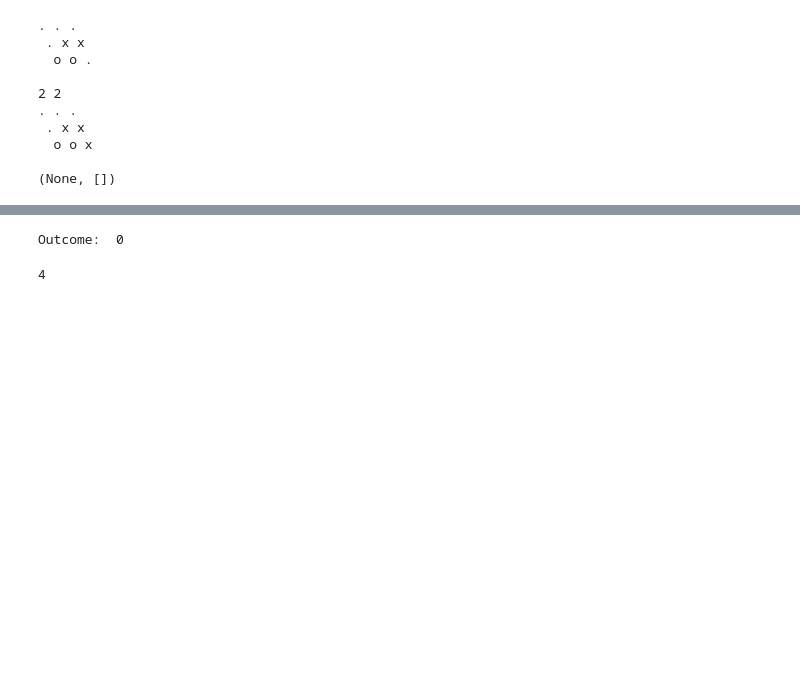
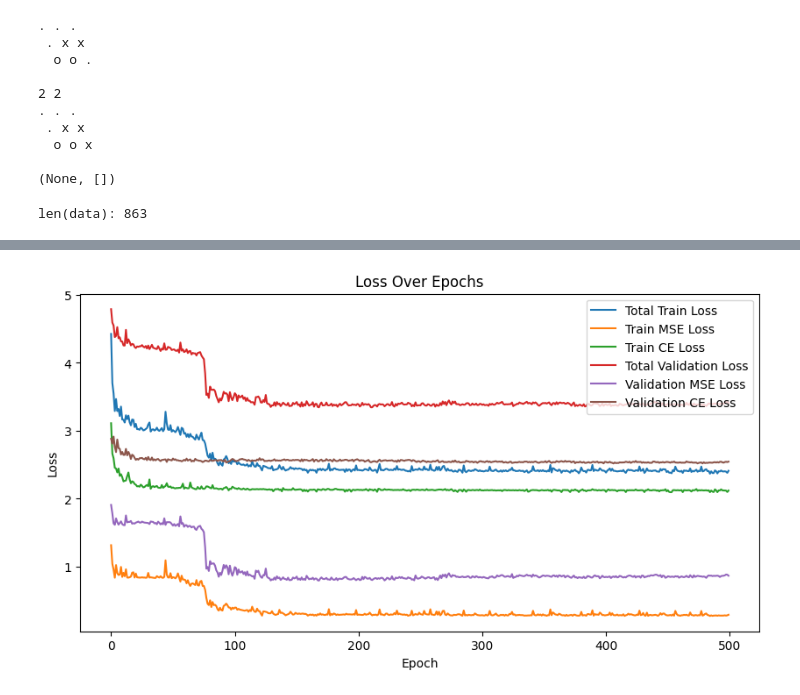
Before and after one commit to paulkroe/HexSolver, a Jupyter notebook: demo.ipynb, the cells around one changed output, grey strips where cells are left out. Cells and saved outputs as stored; diff of their text form; code cells hidden in the pictures; blank space fills up the shorter version.

```diff
--- a/demo.ipynb
+++ b/demo.ipynb
@@ -135,8 +135,32 @@ game.take_turn()
   o o x
 
 (None, [])
+# %%
+import random
+import Game.Hex as hex
+importlib.reload(hex)
+import Data.preprocess_data as preprocess_data
+importlib.reload(preprocess_data)
+import Agent.Networks.CNN as cnn
+importlib.reload(cnn)
+import Agent.MCTS as mcts
+importlib.reload(mcts)
+import tests.RandomModel as random_model
+importlib.reload(random_model)
+import Agent.agent as agent
+importlib.reload(agent)
+import Training.SelfPlay as self_play
+importlib.reload(self_play)
+
+model = cnn.AlphaZeroNetwork(hex.SIZE, hex.SIZE)
+agent_ = agent.Agent(model)
+
+SelfGame = self_play.SelfPlay(agent_)
+data = SelfGame.generate_data(50, 1, shuffle=True)
+print(f"len(data): {len(data)}")
+# %% [output]
+len(data): 863
 # %%
-import importlib
 import random
 import Game.Hex as hex
 importlib.reload(hex)
@@ -148,11 +172,12 @@ import Agent.MCTS as mcts
 importlib.reload(mcts)
 import tests.RandomModel as random_model
 importlib.reload(random_model)
+import Agent.agent as agent
+importlib.reload(agent)
+import Training.SelfPlay as self_play
+importlib.reload(self_play)
 
-game = hex.HexGame()
-board, player = game.board, game.current_player
-mask = game.get_moves()
-tensor = preprocess_data.embed_board(board, player)
-net = cnn.AlphaZeroNetwork(hex.SIZE, hex.SIZE)
-net(tensor.unsqueeze(dim=0), mask)
+model = cnn.AlphaZeroNetwork(hex.SIZE, hex.SIZE)
+agent_ = agent.Agent(model)
+agent_.train(data, 500, 0.001, 4)
 # %% [output]
@@ -163,27 +201 @@ net(tensor.unsqueeze(dim=0), mask)
+[figure, added]
-# %%
-import importlib
-import random
-import Game.Hex as hex
-importlib.reload(hex)
-import Data.preprocess_data as preprocess_data
-importlib.reload(preprocess_data)
-import Agent.Networks.CNN as cnn
-importlib.reload(cnn)
-import Agent.MCTS as mcts
-importlib.reload(mcts)
-import tests.RandomModel as random_model
-importlib.reload(random_model)
-import Agent.agent as agent
-importlib.reload(agent)
-import Training.SelfPlay as self_play
-importlib.reload(self_play)
-
-model = cnn.AlphaZeroNetwork(hex.SIZE, hex.SIZE)
-agent_ = agent.Agent(model)
-
-SelfGame = self_play.SelfPlay(agent_)
-data = SelfGame.generate_data(1, 0.9)
-len(data)
-# %% [output]
-Outcome:  0
-4
```
Also changed, not shown: parts of 6 cells of this notebook, 4 other files.
